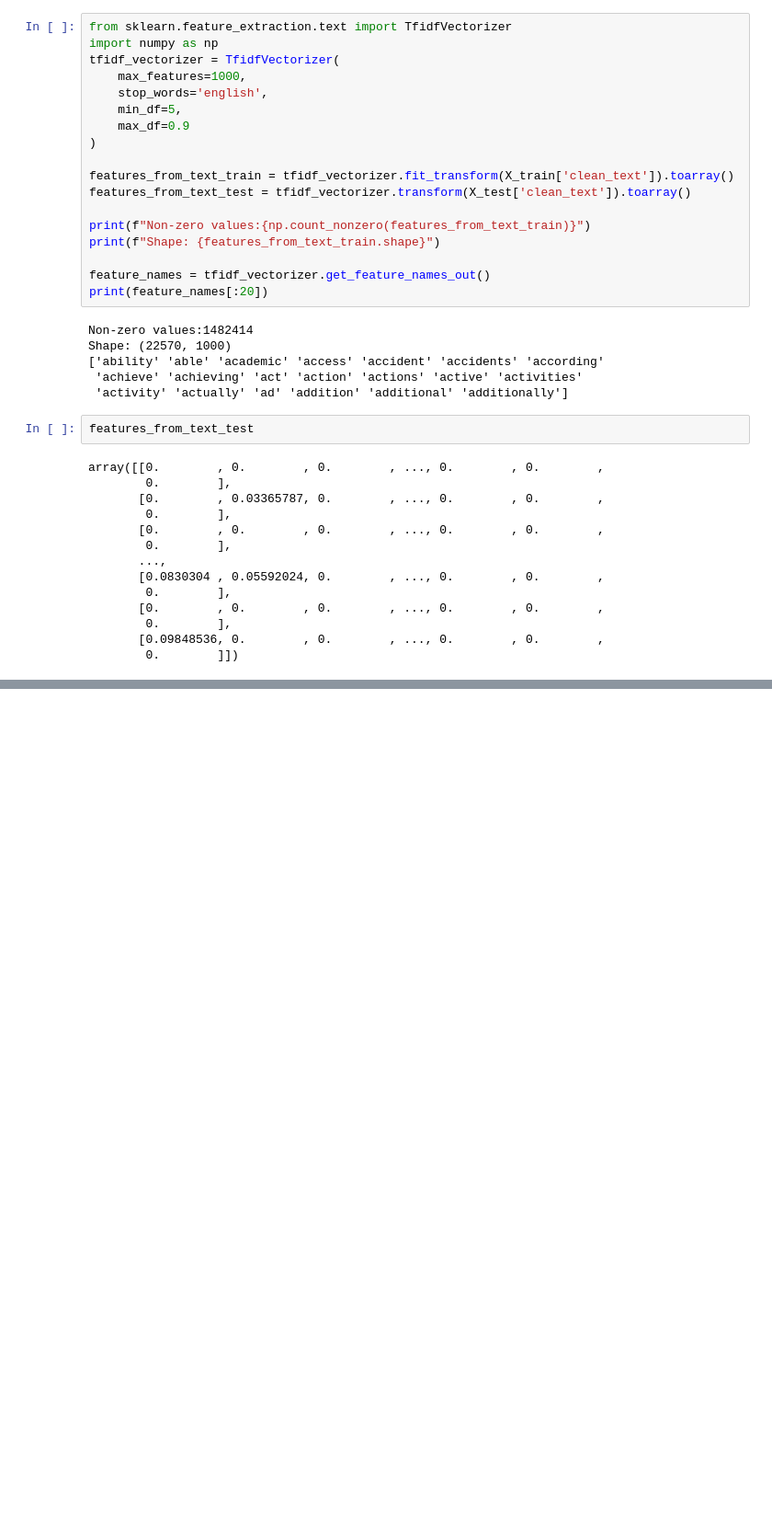
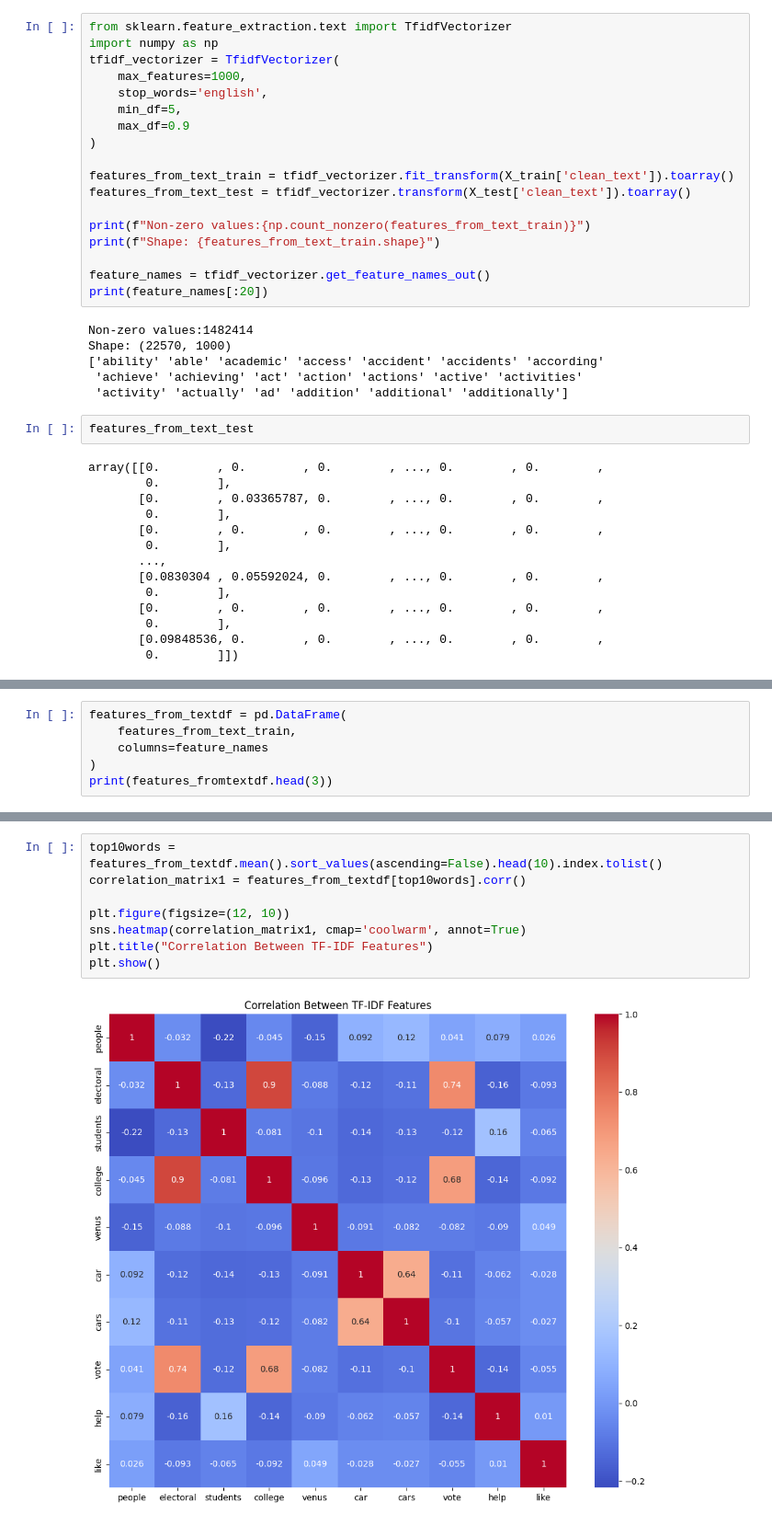
Before and after one commit to soipanhamisi/TextClassifierModel, a Jupyter notebook: textClassifer_nb.ipynb, the cells around one changed output, grey strips where cells are left out. Shown at 92% size. Drawn from its saved outputs; the diff is of its cells as text; blank space fills up the shorter version.

```diff
--- a/textClassifer_nb.ipynb
+++ b/textClassifer_nb.ipynb
@@ -276,0 +293,6 @@ array([[0.        , 0.        , 0.        , ..., 0.        , 0.        ,
+# %%
+features_from_textdf = pd.DataFrame(
+    features_from_text_train,
+    columns=feature_names
+)
+print(features_fromtextdf.head(3))
@@ -276,0 +316,10 @@ array([[0.        , 0.        , 0.        , ..., 0.        , 0.        ,
+# %%
+top10words = features_from_textdf.mean().sort_values(ascending=False).head(10).index.tolist()
+correlation_matrix1 = features_from_textdf[top10words].corr()
+
+plt.figure(figsize=(12, 10))
+sns.heatmap(correlation_matrix1, cmap='coolwarm', annot=True)
+plt.title("Correlation Between TF-IDF Features")
+plt.show()
+# %% [output]
+[figure, added]
```
Also changed, not shown: parts of 11 cells of this notebook.
